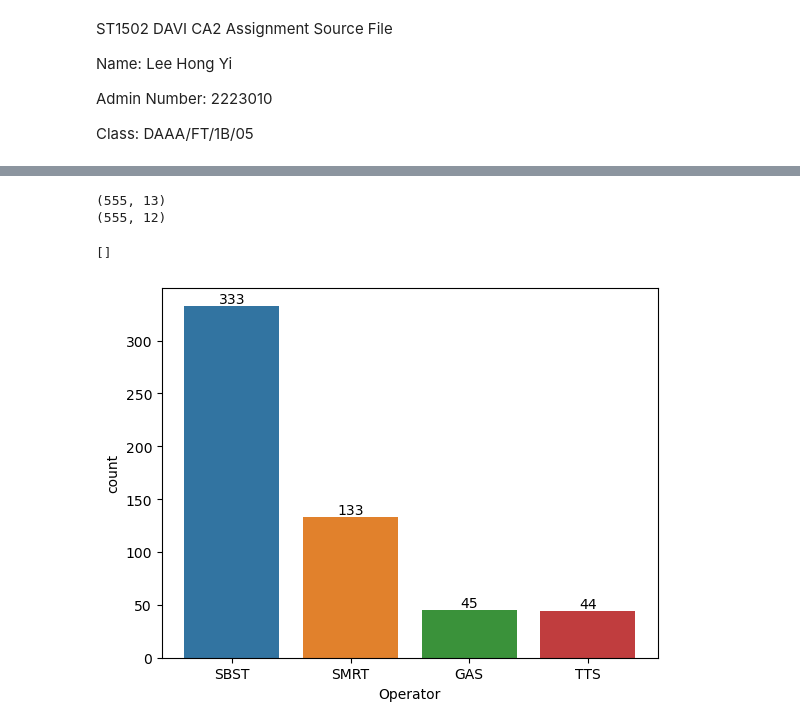
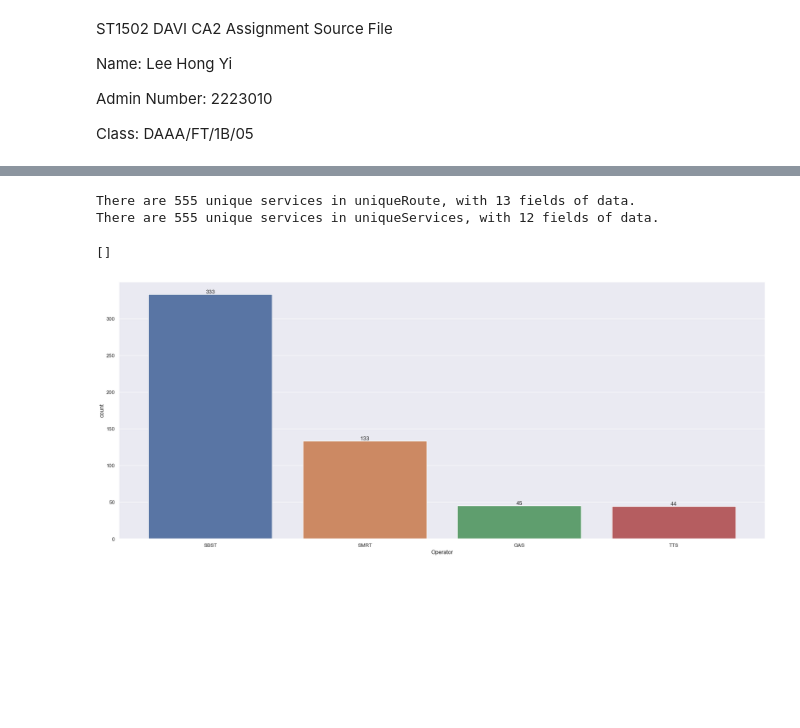
Before and after one commit to derpflections/DAVI_HousingVisualization, a Jupyter notebook: index.ipynb, the cells around one changed output, grey strips where cells are left out. Cells and saved outputs as stored; diff of their text form; code cells hidden in the pictures; blank space fills up the shorter version.

```diff
--- a/index.ipynb
+++ b/index.ipynb
@@ -26,18 +21,19 @@ singaporeShape.plot()
 # %%
 uniqueRoute = bus_routes.drop_duplicates(subset = "ServiceNo", keep = "last")
 uniqueService = bus_services.drop_duplicates(subset = "ServiceNo", keep = "first")
-print(uniqueRoute.shape)
-print(uniqueService.shape)
+print(f"There are {uniqueRoute.shape[0]} unique services in uniqueRoute, with {uniqueRoute.shape[1]} fields of data.")
+print(f"There are {uniqueService.shape[0]} unique services in uniqueServices, with {uniqueService.shape[1]} fields of data.")
 # %% [output]
-(555, 13)
-(555, 12)
+There are 555 unique services in uniqueRoute, with 13 fields of data.
+There are 555 unique services in uniqueServices, with 12 fields of data.
 # %%
 ax = sns.countplot(data=uniqueRoute, x='Operator', order=bus_routes['Operator'].value_counts().index)
+sns.set(rc={'figure.figsize':(25,10)})
 ax.set_xticklabels(ax.get_xticklabels())
 ax.bar_label(ax.containers[0])
 ax.plot()
 # %% [output]
 []
-[figure, old version]
+[figure, new version]
 # %%
 ax2 = sns.histplot(data = uniqueRoute, x = "Distance", hue = "Operator", multiple = "stack", kde = True)
```
Also changed, not shown: parts of 5 cells of this notebook.
